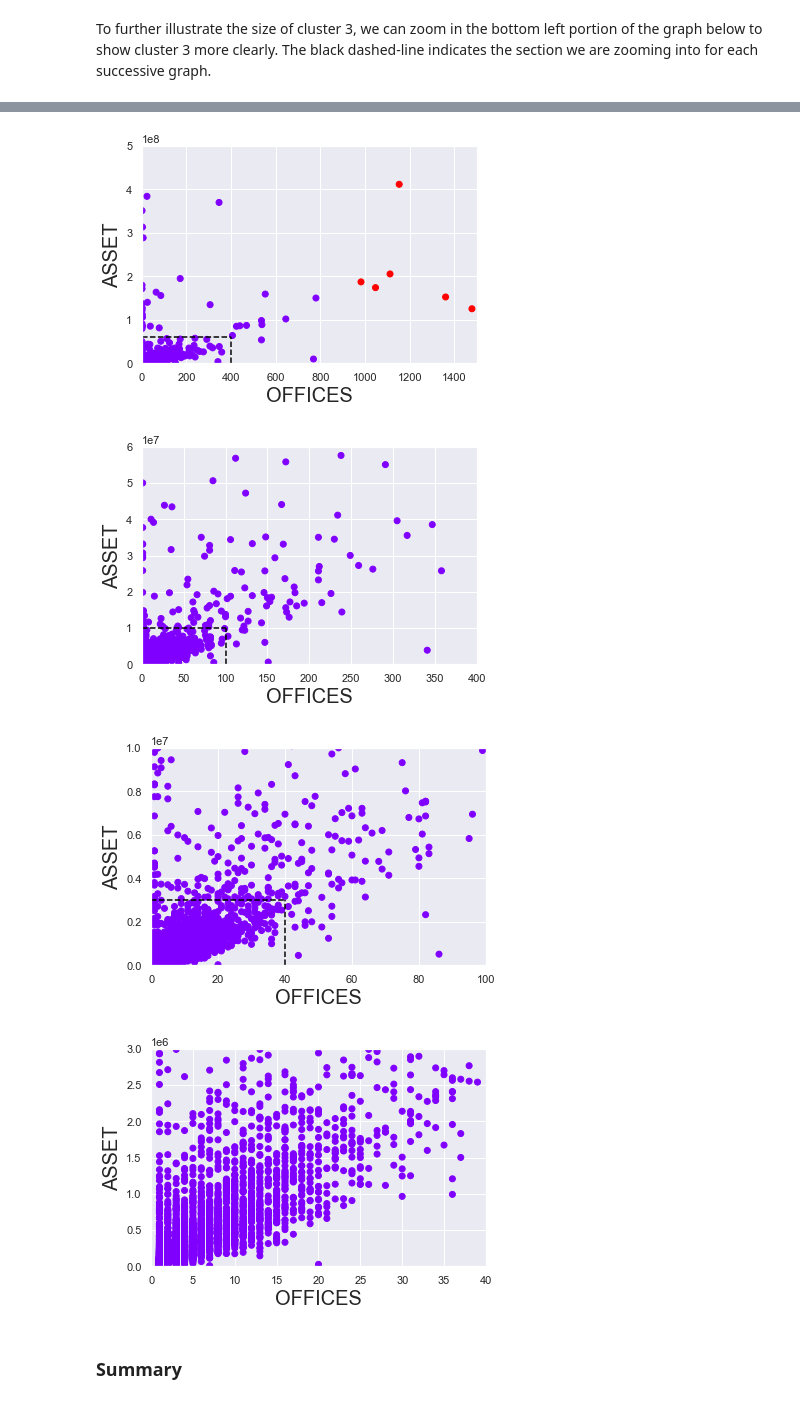
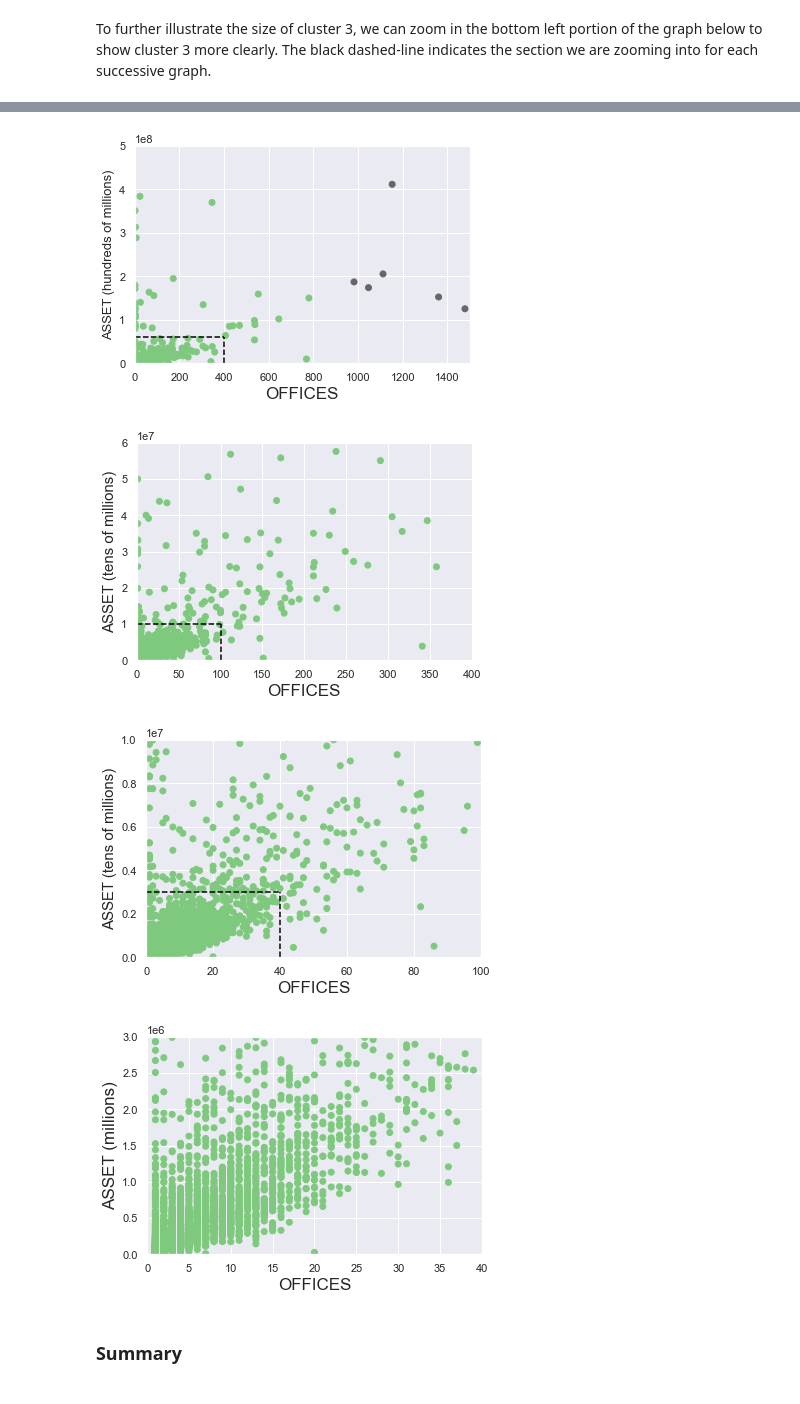
Before and after one commit to tmdrake13/BankFind, a Jupyter notebook: FinalSummaryReport.ipynb, the cells around one changed output, grey strips where cells are left out. Cells and saved outputs as stored; diff of their text form; code cells hidden in the pictures.

```diff
--- a/FinalSummaryReport.ipynb
+++ b/FinalSummaryReport.ipynb
@@ -71,17 +85,17 @@ data_x = data_clusters[variables[0]]
 data_y = data_clusters[variables[1]]
 # %%
 #a function we will use to plot graphs and avoid repeating code
-def plot_banks(lim=False, xlim=0, ylim=0, lines=False, x = 0, y = 0):
+def plot_banks(yaxis, lim=False, xlim=0, ylim=0, lines=False, x = 0, y = 0, fontsize=17):
     dash_line_color = "black"
     if lim:
         plt.xlim(0,xlim)
         plt.ylim(0,ylim*10**9)
-    plt.scatter(data_x,data_y, c = data_clusters['Cluster'], cmap='rainbow')
+    plt.scatter(data_x,data_y, c = data_clusters['Cluster'], cmap='Accent')
     if lines:
         plt.hlines(y*10**9,0,x,color=dash_line_color, linestyles = 'dashed')
         plt.vlines(x,0,y*10**9,color=dash_line_color, linestyles = 'dashed')
-    plt.xlabel(variables[0], fontsize=20)
-    plt.ylabel(variables[1], fontsize=20)
+    plt.xlabel(variables[0], fontsize=17)
+    plt.ylabel(variables[1] + ' (' + yaxis + ')', fontsize=fontsize)
     plt.show()
 # %% [markdown]
 ### Plots and Cluster Analysis Results
@@ -153,22 +167,22 @@ plot_banks(lines=True, x=1500, y=.5)
 # %%
 #now zoom in
-plot_banks(True, 1500, .5, True, 400, .06)
+plot_banks("hundreds of millions", True, 1500, .5, True, 400, .06, 13)
 # %% [output]
-[figure, old version]
+[figure, new version]
 # %%
 #zoom in again
-plot_banks(True, 400, .06, True, 100, .01)
+plot_banks("tens of millions", True, 400, .06, True, 100, .01, 15)
 # %% [output]
-[figure, old version]
+[figure, new version]
 # %%
 #and again
-plot_banks(True, 100, .01, True, 40, .003)
+plot_banks("tens of millions", True, 100, .01, True, 40, .003, 15)
 # %% [output]
-[figure, old version]
+[figure, new version]
 # %%
 #and zoom one more time!
-plot_banks(True, 40, .003)
+plot_banks("millions", True, 40, .003)
 # %% [output]
-[figure, old version]
+[figure, new version]
 # %% [markdown]
 ### Summary
```
Also changed, not shown: parts of 38 cells of this notebook.
